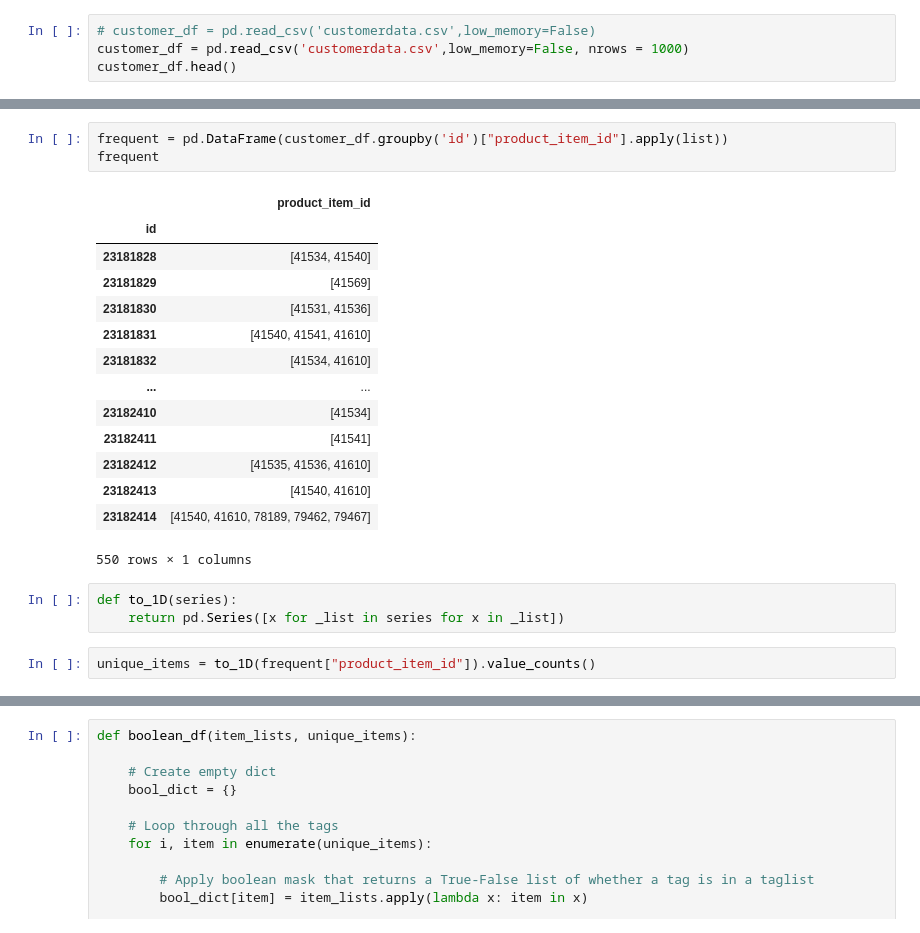
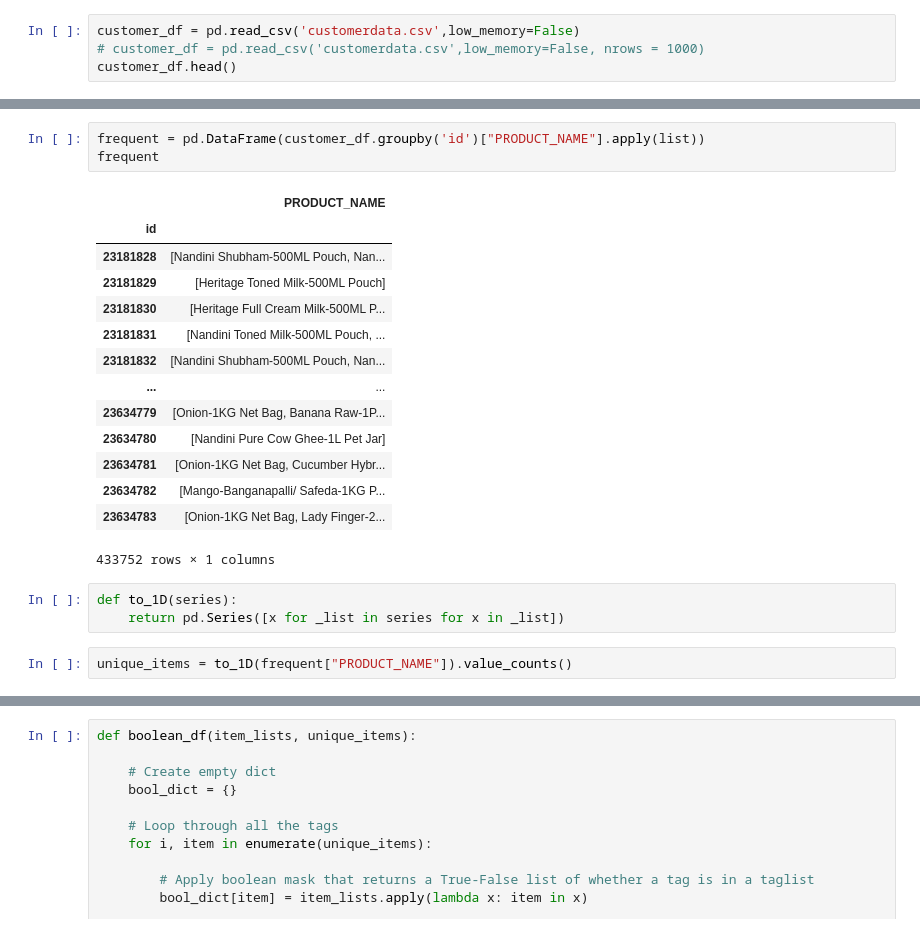
Before and after one commit to maddyrajesh/fth-rbms, a Jupyter notebook: Item-Item.ipynb, the cells around one changed output, grey strips where cells are left out. Saved outputs shown, nothing was run; the diff lists cells and outputs as text.

```diff
--- a/Item-Item.ipynb
+++ b/Item-Item.ipynb
@@ -10,4 +12,4 @@ import seaborn as sns
 # %%
-# customer_df = pd.read_csv('customerdata.csv',low_memory=False)
-customer_df = pd.read_csv('customerdata.csv',low_memory=False, nrows = 1000)
+customer_df = pd.read_csv('customerdata.csv',low_memory=False)
+# customer_df = pd.read_csv('customerdata.csv',low_memory=False, nrows = 1000)
 customer_df.head()
@@ -21,26 +16,26 @@ customer_df.head()
 # %%
-frequent = pd.DataFrame(customer_df.groupby('id')["product_item_id"].apply(list))
+frequent = pd.DataFrame(customer_df.groupby('id')["PRODUCT_NAME"].apply(list))
 frequent
 # %% [output]
-|  | product_item_id |
+|  | PRODUCT_NAME |
 | id |  |
-| 23181828 | [41534, 41540] |
-| 23181829 | [41569] |
-| 23181830 | [41531, 41536] |
-| 23181831 | [41540, 41541, 41610] |
-| 23181832 | [41534, 41610] |
+| 23181828 | [Nandini Shubham-500ML Pouch, Nan... |
+| 23181829 | [Heritage Toned Milk-500ML Pouch] |
+| 23181830 | [Heritage Full Cream Milk-500ML P... |
+| 23181831 | [Nandini Toned Milk-500ML Pouch, ... |
+| 23181832 | [Nandini Shubham-500ML Pouch, Nan... |
 | ... | ... |
-| 23182410 | [41534] |
-| 23182411 | [41541] |
-| 23182412 | [41535, 41536, 41610] |
-| 23182413 | [41540, 41610] |
-| 23182414 | [41540, 41610, 78189, 79462, 79467] |
+| 23634779 | [Onion-1KG Net Bag, Banana Raw-1P... |
+| 23634780 | [Nandini Pure Cow Ghee-1L Pet Jar] |
+| 23634781 | [Onion-1KG Net Bag, Cucumber Hybr... |
+| 23634782 | [Mango-Banganapalli/ Safeda-1KG P... |
+| 23634783 | [Onion-1KG Net Bag, Lady Finger-2... |
-550 rows × 1 columns
+433752 rows × 1 columns
 # %%
 def to_1D(series):
     return pd.Series([x for _list in series for x in _list])
 # %%
-unique_items = to_1D(frequent["product_item_id"]).value_counts()
+unique_items = to_1D(frequent["PRODUCT_NAME"]).value_counts()
 # %%
 unique_items
 # %% [output]
```
Also changed, not shown: parts of 12 cells of this notebook, 6 other files.
